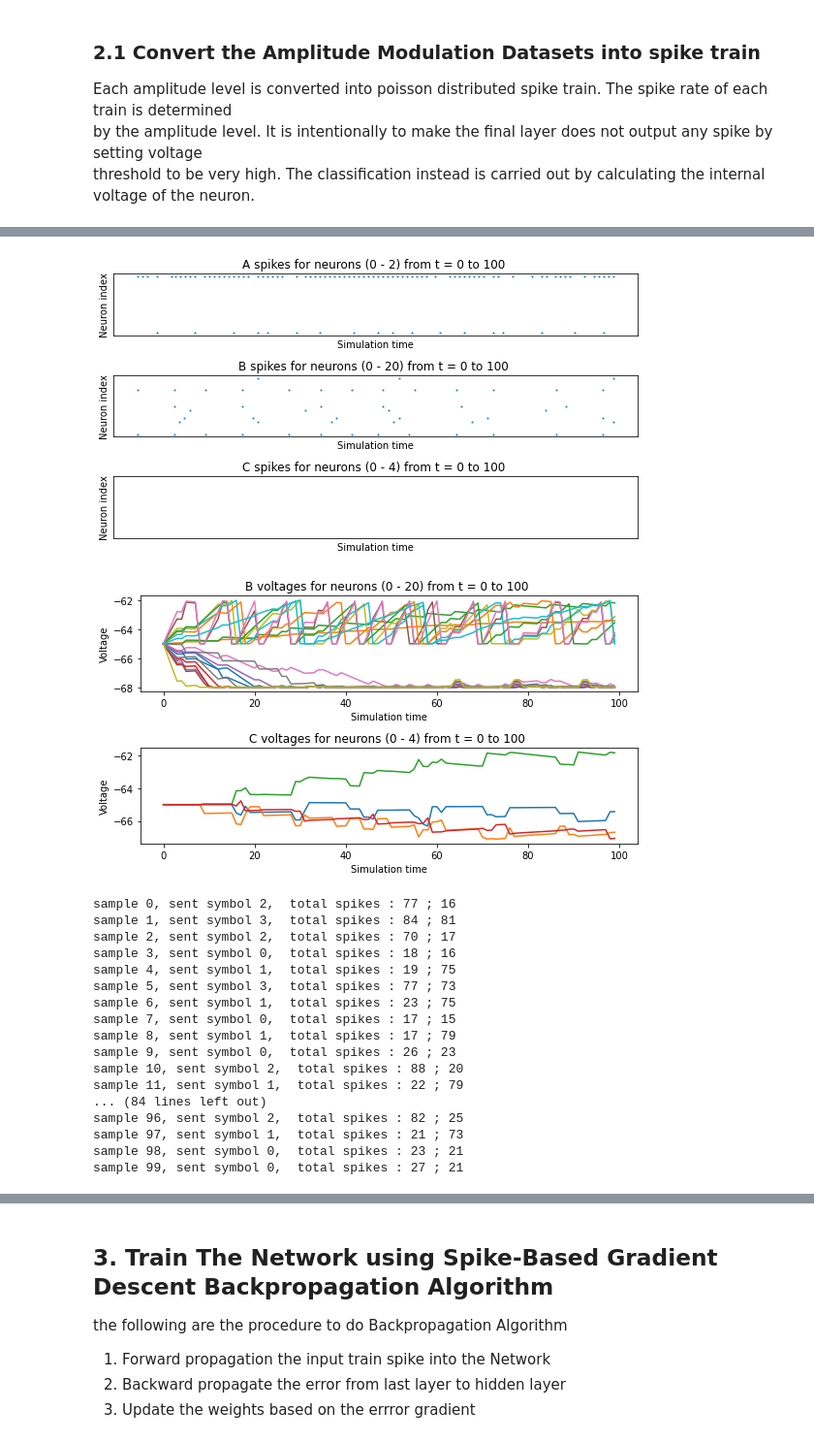
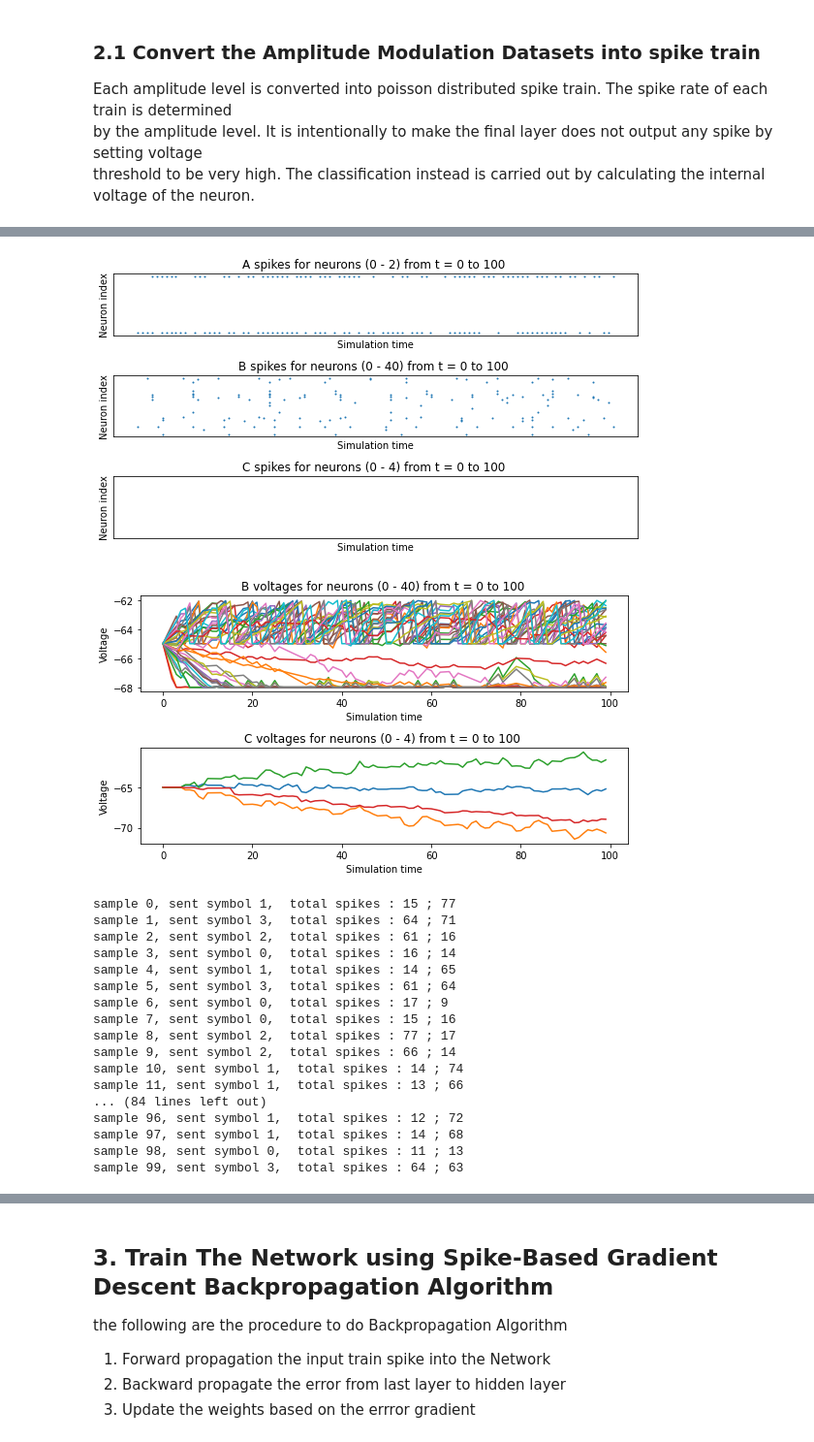
Before and after one commit to aravsi77/spiking_neural_network_thesis, a Jupyter notebook: modulation_class_snn_enabling_sbp.ipynb, the cells around one changed output, grey strips where cells are left out. Shown at 97% size. Saved outputs shown, nothing was run; the diff lists cells and outputs as text; code cells hidden in the pictures.

```diff
--- a/modulation_class_snn_enabling_sbp.ipynb
+++ b/modulation_class_snn_enabling_sbp.ipynb
@@ -80,7 +80,7 @@ def aux_spike_activity(spike, ref_spike,tmp = 100,T=100,isPlot = True):
 ## 1. Build the SNNs to carry out the task of Amplitude Modulation detection
 # %%
 #define the number of neuron in each layer
-nodes = [2,20,4]
+nodes = [2,40,4]
 
 Time = 100 #training and inference time duration for each example
 tau_m = 100 #time constant
@@ -243,7 +243,7 @@ network.layers["B"].reset_state_variables() #reset neuron internal voltage
 #convert all the amplitude data into the spike rate
 mod_type = "cplx"
 
-max_rate = 700 #maximum rate in Hz
+max_rate = 500 #maximum rate in Hz
 rate = torch.zeros(z.shape)
 input_data = torch.zeros(N_samples*Time,nodes[0],device=device)
 
@@ -298,5 +298,5 @@ elapsed time for one forward propagation 65.8507  ms
-[figure, old version]
+[figure, new version]
-[figure, old version]
+[figure, new version]
 # %%
 #print the number of input spike at each input neuron
 for i in range(N_samples):
@@ -308,23 +308,23 @@ for i in range(N_samples):
     #print(sum(sample_data[:,0]).item())
     #print(sum(sample_data[:,1]).item())
 # %% [output]
-sample 0, sent symbol 2,  total spikes : 77 ; 16
-sample 1, sent symbol 3,  total spikes : 84 ; 81
-sample 2, sent symbol 2,  total spikes : 70 ; 17
-sample 3, sent symbol 0,  total spikes : 18 ; 16
-sample 4, sent symbol 1,  total spikes : 19 ; 75
-sample 5, sent symbol 3,  total spikes : 77 ; 73
-sample 6, sent symbol 1,  total spikes : 23 ; 75
-sample 7, sent symbol 0,  total spikes : 17 ; 15
-sample 8, sent symbol 1,  total spikes : 17 ; 79
-sample 9, sent symbol 0,  total spikes : 26 ; 23
-sample 10, sent symbol 2,  total spikes : 88 ; 20
-sample 11, sent symbol 1,  total spikes : 22 ; 79
+sample 0, sent symbol 1,  total spikes : 15 ; 77
+sample 1, sent symbol 3,  total spikes : 64 ; 71
+sample 2, sent symbol 2,  total spikes : 61 ; 16
+sample 3, sent symbol 0,  total spikes : 16 ; 14
+sample 4, sent symbol 1,  total spikes : 14 ; 65
+sample 5, sent symbol 3,  total spikes : 61 ; 64
+sample 6, sent symbol 0,  total spikes : 17 ; 9
+sample 7, sent symbol 0,  total spikes : 15 ; 16
+sample 8, sent symbol 2,  total spikes : 77 ; 17
+sample 9, sent symbol 2,  total spikes : 66 ; 14
+sample 10, sent symbol 1,  total spikes : 14 ; 74
+sample 11, sent symbol 1,  total spikes : 13 ; 66
 ... (84 lines left out)
-sample 96, sent symbol 2,  total spikes : 82 ; 25
-sample 97, sent symbol 1,  total spikes : 21 ; 73
-sample 98, sent symbol 0,  total spikes : 23 ; 21
-sample 99, sent symbol 0,  total spikes : 27 ; 21
+sample 96, sent symbol 1,  total spikes : 12 ; 72
+sample 97, sent symbol 1,  total spikes : 14 ; 68
+sample 98, sent symbol 0,  total spikes : 11 ; 13
+sample 99, sent symbol 3,  total spikes : 64 ; 63
 # %%
 sum(s==0)
 # %% [output]
```
Also changed, not shown: parts of 14 cells of this notebook.
